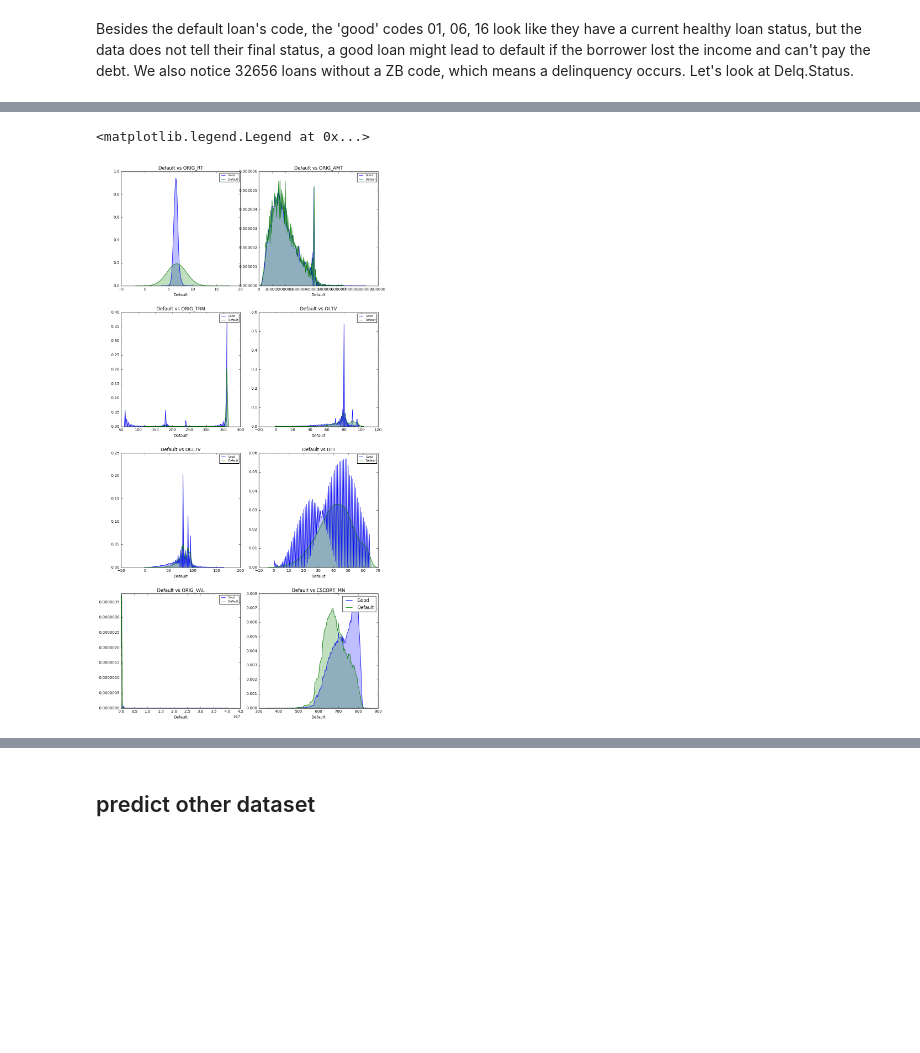
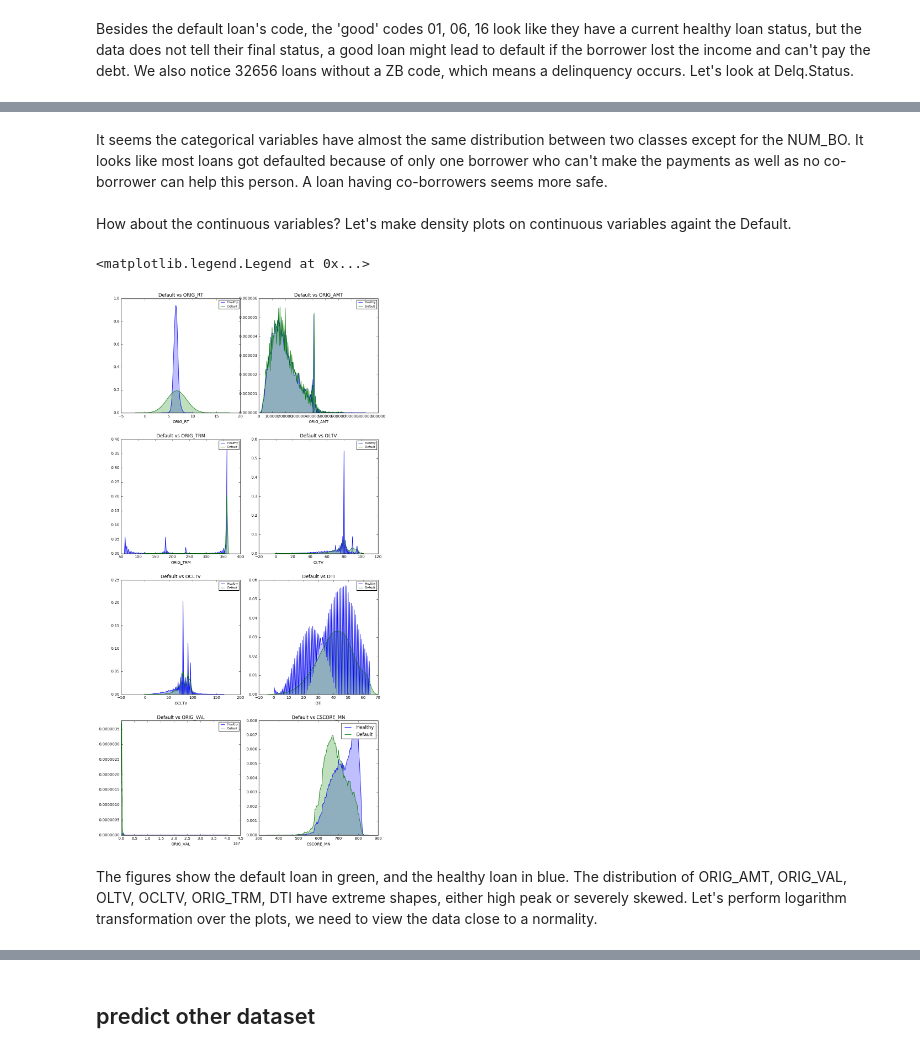
Before and after one commit to ferrarisf50/Fannie-Mae-single-family-mortgage-loan-data, a Jupyter notebook: Predict_default.ipynb, the cells around one changed output, grey strips where cells are left out. Saved outputs shown, nothing was run; the diff lists cells and outputs as text; code cells hidden in the pictures; blank space fills up the shorter version.

```diff
--- a/Predict_default.ipynb
+++ b/Predict_default.ipynb
@@ -192,7 +196,7 @@ allzipcodes=pd.DataFrame.from_dict(zip_list)
 all3zipcodes=allzipcodes.groupby(['ZIP_3']).mean().reset_index()
 
 
-Combined_Data=pd.merge(Combined_Data,df1,on='ZIP_3', how='inner')
+Combined_Data=pd.merge(Combined_Data,all3zipcodes,on='ZIP_3', how='inner')
 # %% [markdown]
 Now we almost finish the column cleaning. We need to drop some unused columns. MI_TYPE and MI_PCT has too many missing values, LOAN_ID and a constant Product.Type do not tell any information. We have calculated the CSCORE_MN and the coordinates, so the CSCORE_B, CSCORE_C, ZIP_3 can be removed. Futhermore, the purpose of this project is to predict the loan across quarters, so the time variables might not be useful. I am exploring for a time travelling truth, so I decide to drop ORIG_DTE and FRST_DTE. Although the exact time is not being considered, I might ignore some cycling pattern that occurs seasonly, or even quarterly, I bet it would not happen.
 # %%
@@ -239,7 +279,5 @@ Name: Delq.Status, dtype: int64
 # %%
-# Combined_Data['Default']=Combined_Data['FCC_DTE'].apply(lambda x: 0 if str(x)=='NaT' else 1).astype(int)
-# Combined_Data.drop(['FCC_DTE'], axis=1, inplace=True)
-Combined_Data['Default']=Combined_Data.apply(lambda row : 1 if row['Zero.Bal.Code'] in ['2.0','3.0','9.0','15.0'] and str(row['DISP_DT'])!='NaT'
-                                             else (0 if row['Zero.Bal.Code'] in ['1.0','6.0','16.0'] else np.nan),axis=1)
+Combined_Data['Default']=Combined_Data.apply(lambda row : 1 if row['Zero.Bal.Code'] in ['02','03','09','15'] and str(row['DISP_DT'])!='NaT'
+                                             else (0 if row['Zero.Bal.Code'] in ['01','06','16'] else np.nan),axis=1)
 Combined_Data['Default'].value_counts(dropna=False)
 # %% [output]
@@ -249,6 +287,5 @@ NaN      32687
 Name: Default, dtype: int64
 # %%
 Combined_Data=Combined_Data[Combined_Data['Default'].notnull()]
-Combined_Data['Default']=Combined_Data['Default'].astype(int)
-Combined_Data.shape
+Combined_Data['Default'].value_counts(dropna=False)
 # %% [output]
@@ -292,21 +348,28 @@ for i, column in zip(range(1,10), columns):
+# %% [markdown]
+It seems the categorical variables have almost the same distribution between two classes except for the NUM_BO. It looks like most loans got defaulted because of only one borrower who can't make the payments as well as no co-borrower can help this person. A loan having co-borrowers seems more safe.
+<br>
+<br>
+How about the continuous variables? Let's make density plots on continuous variables againt the Default.
 # %%
 columns = ["ORIG_RT","ORIG_AMT","ORIG_TRM","OLTV","OCLTV","DTI","ORIG_VAL","CSCORE_MN"]
 
 fig, axes = plt.subplots(nrows=4, ncols=2, figsize=(10,20))
 plt.tight_layout(w_pad=2.0, h_pad=5.0)
 
 for i, column in zip(range(1,9), columns):
     plt.subplot(4,2,i)
-    p1=sns.kdeplot(Combined_Data[Combined_Data['Default']==0][column], bw=.2, label="Good",shade=True)
+    p1=sns.kdeplot(Combined_Data[Combined_Data['Default']==0][column], bw=.2, label="Healthy",shade=True)
     p2=sns.kdeplot(Combined_Data[Combined_Data['Default']==1][column], bw=2, label="Default",shade=True)
 
     p1.set_title("Default vs "+column)
     plt.legend(loc="upper right", prop={'size': 7})
-    plt.xlabel('Default')
+    plt.xlabel(column)
 plt.legend()
 # %% [output]
 <matplotlib.legend.Legend at 0x...>
-[figure, old version]
+[figure, new version]
+# %% [markdown]
+The figures show the default loan in green, and the healthy loan in blue. The distribution of ORIG_AMT, ORIG_VAL, OLTV, OCLTV, ORIG_TRM, DTI have extreme shapes, either high peak or severely skewed. Let's perform logarithm transformation over the plots, we need to view the data close to a normality.
 # %%
 Combined_Data['log_ORIG_VAL']=np.log(Combined_Data['ORIG_VAL'])
 Combined_Data['log_ORIG_AMT']=np.log(Combined_Data['ORIG_AMT'])
```
Also changed, not shown: parts of 50 cells of this notebook.
